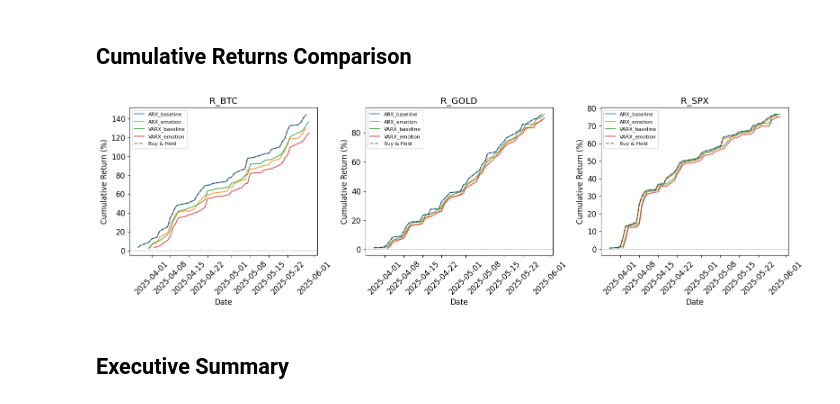
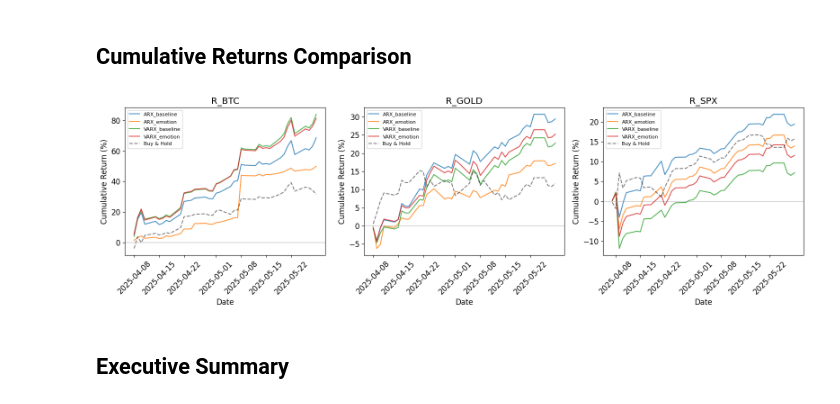
Before and after one commit to isom-ds/youtube-emotion-financial-modelling, a Jupyter notebook: 500_fm_model_summary.ipynb, the cells around one changed output. Cells and saved outputs as stored; diff of their text form; code cells hidden in the pictures.

```diff
--- a/500_fm_model_summary.ipynb
+++ b/500_fm_model_summary.ipynb
@@ -33,3 +35,10 @@ from modules.finance.evaluation.metrics import (
 print("Modules imported successfully")
 # %% [output]
 Modules imported successfully
+# %%
+# Load financial data for signed returns
+df_clean = pd.read_csv(DATA_DIR / 'financial_returns_and_controls.csv', index_col=0, parse_dates=True)
+df_clean = df_clean.sort_index()
+
+print(f"Data loaded: {df_clean.shape}")
+print(f"Date range: {df_clean.index.min()} to {df_clean.index.max()}")
@@ -493,40 +505,88 @@ No significant emotion features found.
 # %%
 # Plot cumulative returns for all models
 fig, axes = plt.subplots(1, 3, figsize=(16, 5))
 
 for idx, asset in enumerate(TARGET_COLS):
     ax = axes[idx]
 
+    # First, find common dates across ALL models for this asset
+    all_dates = []
+    for model_name, preds_dict in predictions.items():
+        if asset in preds_dict:
+            all_dates.append(preds_dict[asset].index)
+
+    if len(all_dates) == 0:
+        print(f"Warning: No predictions for {asset}")
+        continue
+
+    # Get intersection of all model dates
+    common_dates = all_dates[0]
+    for dates in all_dates[1:]:
+        common_dates = common_dates.intersection(dates)
+
+    # Also intersect with df_clean dates
+    common_dates = common_dates.intersection(df_clean.index)
+
+    if len(common_dates) == 0:
+        print(f"Warning: No common dates across all models for {asset}")
+        continue
+
+    # Get signed returns column
+    asset_name = asset.replace('r_', '')
+    signed_col = f'r_{asset_name}_signed'
+
+    if signed_col not in df_clean.columns:
+        print(f"Warning: {signed_col} not found in data")
+        continue
+
+    # Now plot all models using the same date range
     for model_name, preds_dict in predictions.items():
         if asset in preds_dict:
             preds = preds_dict[asset]
 
-            signals = np.sign(preds['y_pred'].values)
-            actual_returns = preds['y_true'].values
-            strategy_returns = signals * actual_returns
+            # Get actual signed returns
+            actual_returns = df_clean.loc[common_dates, signed_col].values
+
+            # Get momentum signal and compute strategy returns
+            momentum_col = f'momentum_5d_{asset_name}'
+            if momentum_col in df_clean.columns:
+                momentum_signal = np.sign(df_clean.loc[common_dates, momentum_col].values)
+            else:
+                # Fallback: use sign of predictions
+                momentum_signal = np.sign(preds.loc[common_dates, 'y_pred'].values)
+
+            # Inverse volatility weighting using predicted volatility
+            predicted_vol = preds.loc[common_dates, 'y_pred'].values
+            # Cap and floor positions
+            vol_cap = np.percentile(predicted_vol, 95)
+            vol_floor = np.percentile(predicted_vol, 5)
+            predicted_vol_clipped = np.clip(predicted_vol, vol_floor, vol_cap)
+            positions = momentum_signal / (predicted_vol_clipped + 1e-8)
+            positions = positions / np.std(positions)  # Normalize to comparable scale
+
+            strategy_returns = positions * actual_returns
             cum_strategy = np.cumprod(1 + strategy_returns) - 1
 
-            ax.plot(preds.index, cum_strategy * 100, label=model_name, alpha=0.8)
+            ax.plot(common_dates, cum_strategy * 100, label=model_name, alpha=0.8)
 
-    # Add buy & hold
-    if predictions and asset in list(predictions.values())[0]:
-        preds = list(predictions.values())[0][asset]
-        cum_buy_hold = np.cumprod(1 + preds['y_true'].values) - 1
-        ax.plot(preds.index, cum_buy_hold * 100, label='Buy & Hold',
-                color='black', linestyle='--', alpha=0.5)
+    # Add buy & hold using the same common dates
+    actual_returns = df_clean.loc[common_dates, signed_col].values
+    cum_buy_hold = np.cumprod(1 + actual_returns) - 1
+    ax.plot(common_dates, cum_buy_hold * 100, label='Buy & Hold',
+            color='black', linestyle='--', alpha=0.5)
 
     ax.axhline(y=0, color='gray', linestyle='-', alpha=0.3)
     ax.set_title(f'{asset.upper()}')
     ax.set_xlabel('Date')
     ax.set_ylabel('Cumulative Return (%)')
     ax.legend(loc='best', fontsize=8)
     ax.tick_params(axis='x', rotation=45)
 
 plt.tight_layout()
 plt.savefig(OUTPUT_DIR / 'all_models_cumulative_returns.png', dpi=150, bbox_inches='tight')
 plt.show()
 # %% [output]
-[figure, old version]
+[figure, new version]
 # %% [markdown]
 ## Executive Summary
 # %%
```
Also changed, not shown: parts of 11 cells of this notebook, 48 other files.
